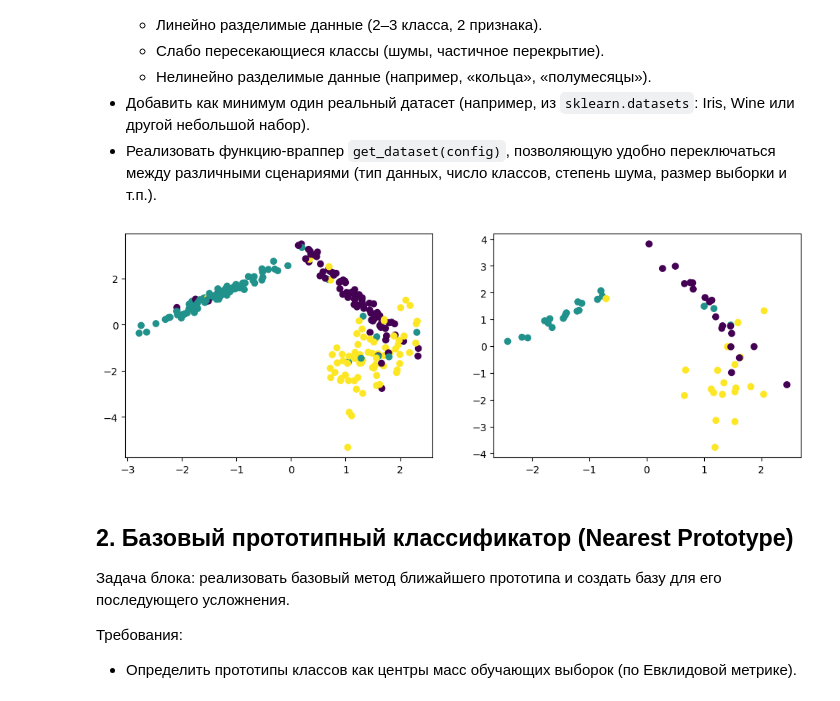
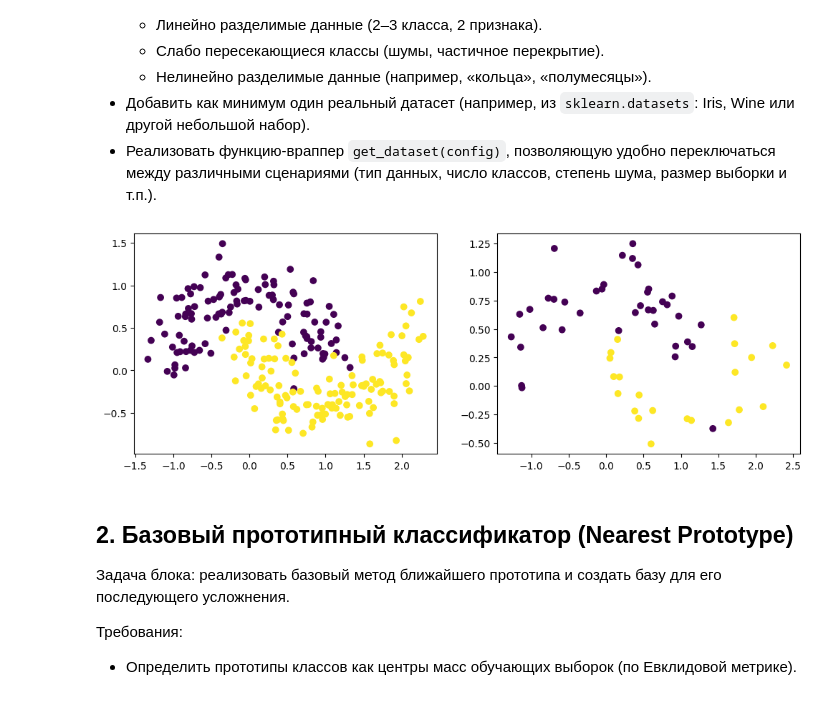
Before and after one commit to Leousov/2_course, a Jupyter notebook: pattern_recognition/practice2.ipynb, the cells around one changed output. Saved outputs shown, nothing was run; the diff lists cells and outputs as text; code cells hidden in the pictures.

```diff
--- a/pattern_recognition/practice2.ipynb
+++ b/pattern_recognition/practice2.ipynb
@@ -105,37 +105,37 @@ def get_dataset(config):
     """Вернуть (X_train, X_test, y_train, y_test) в зависимости от config."""
     funcs_dict = {
         "linear_separable":generate_linear_separable,
         "overlapping":generate_overlapping,
         "nonlinear":generate_nonlinear,
         "wine":generate_wine,
                   }
     func = funcs_dict.get(config.get("type"))
     names_dict = {}
     for key in config.keys():
         if key in func.__code__.co_varnames:
             names_dict[key] = config.get(key)
     X, Y = func(**names_dict)
     return train_test_split(X, Y, train_size= 0.8, random_state=config.get("random_state"))
 
 # TODO: пример конфигурации
 config_example = {
-    "type": "overlapping",
+    "type": "nonlinear",
     "n_classes": 3,
     "n_samples": 300,
-    "noise": 0.1,
-    # "random_state": 42
+    "noise": 0.2,
+    "random_state": 55
 }
 
 # generate_wine()
 
 X_train, X_test, y_train, y_test = get_dataset(config_example)
 fig, axes = plt.subplots(1,2, figsize=(12,4))
 
 axes[0].scatter(X_train[:, 0], X_train[:, 1], c=(y_train))
 axes[1].scatter(X_test[:, 0], X_test[:, 1], c=(y_test))
 plt.show()
 # %% [output]
-[figure, old version]
+[figure, new version]
 # %% [markdown]
 ## 2. Базовый прототипный классификатор (Nearest Prototype)
 
```
Also changed, not shown: parts of 14 cells of this notebook, 13 other files.
